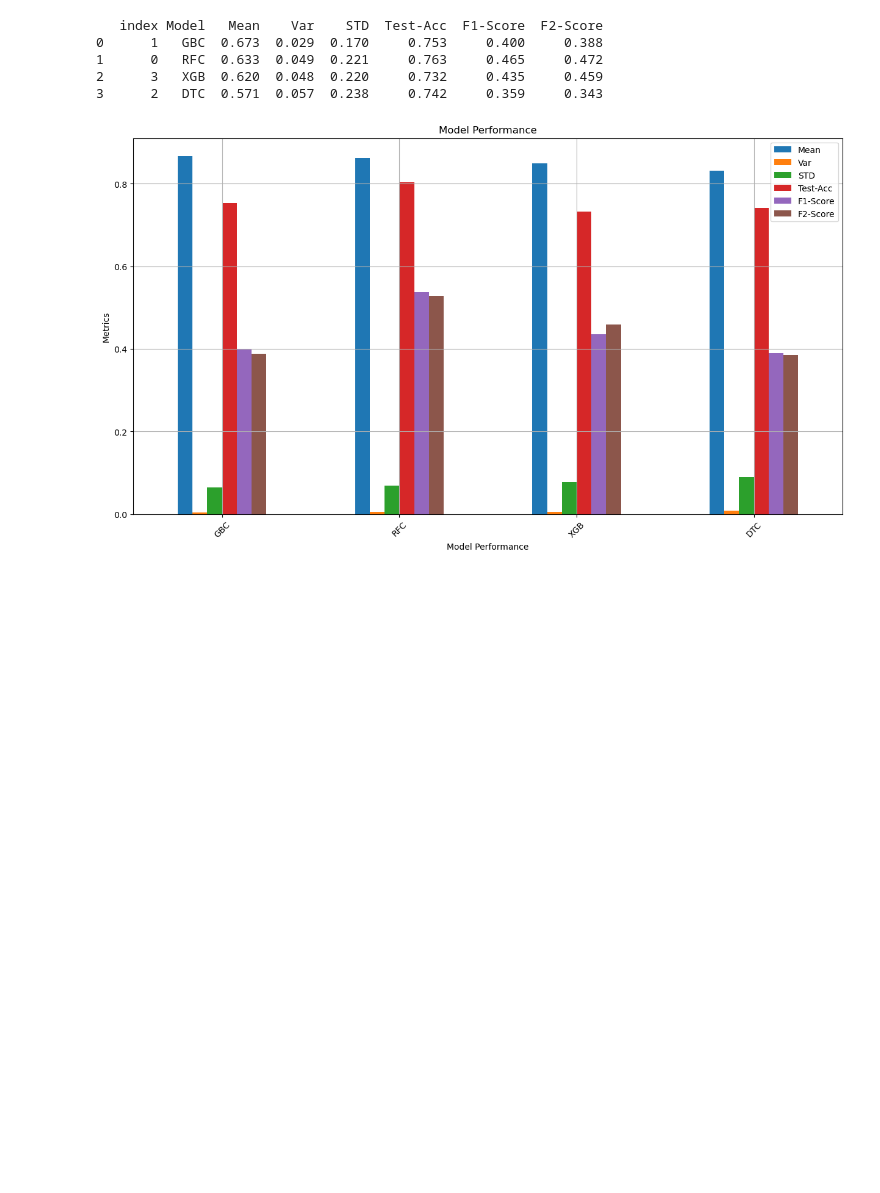
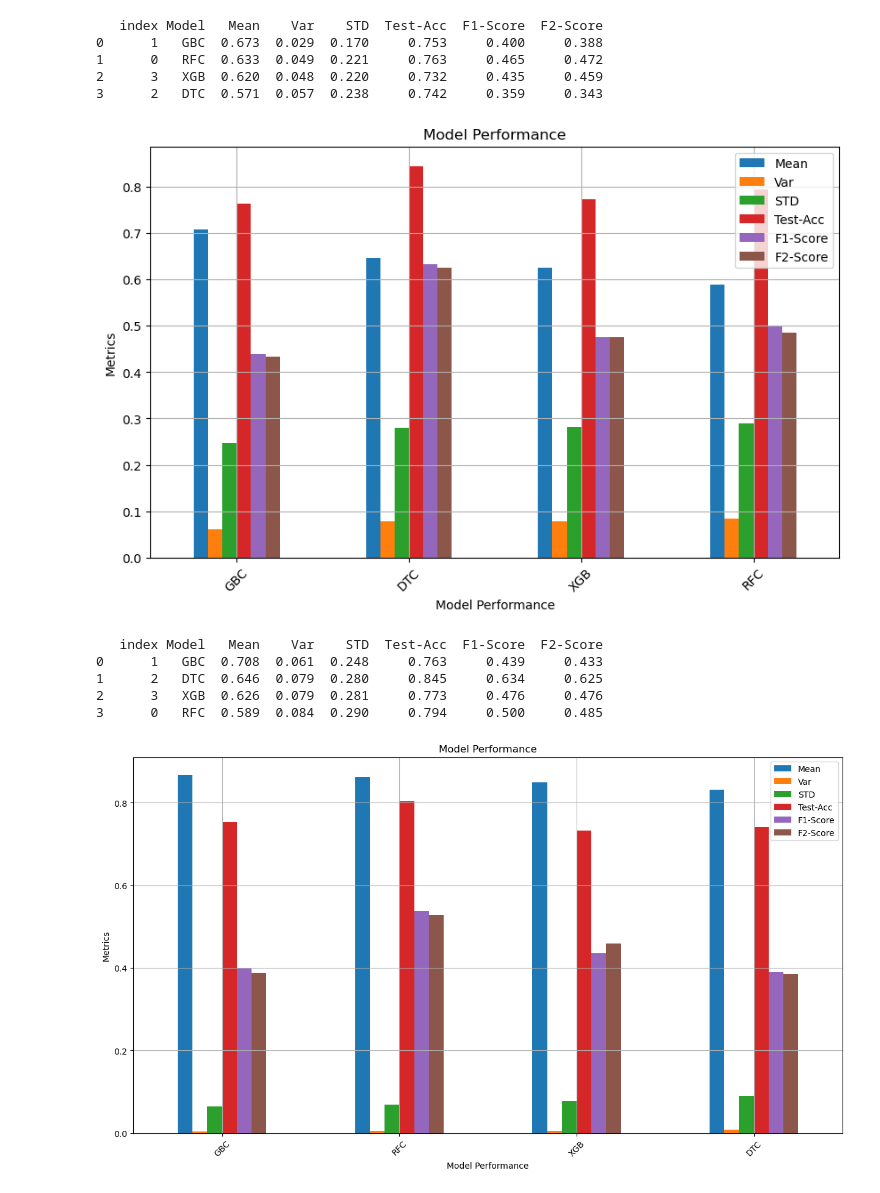
Before and after one commit to MaukanMir/Prostate-Cancer-Classification, a Jupyter notebook: training.ipynb, the cells around one changed output. Drawn from its saved outputs; the diff is of its cells as text; code cells hidden in the pictures; blank space fills up the shorter version.

```diff
--- a/training.ipynb
+++ b/training.ipynb
@@ -402,6 +414,17 @@ test_selected_models(model_names, models, X, y, f1_metric)
 1      0   RFC  0.633  0.049  0.221     0.763     0.465     0.472
 2      3   XGB  0.620  0.048  0.220     0.732     0.435     0.459
 3      2   DTC  0.571  0.057  0.238     0.742     0.359     0.343
+# %%
+model_names = ["RFC", "GBC", "DTC", "XGB"]
+models = grab_selected_models(model_names)
+test_selected_models(model_names, models, X, y, f2_metric)
+# %% [output]
+[figure, added]
+   index Model   Mean    Var    STD  Test-Acc  F1-Score  F2-Score
+0      1   GBC  0.708  0.061  0.248     0.763     0.439     0.433
+1      2   DTC  0.646  0.079  0.280     0.845     0.634     0.625
+2      3   XGB  0.626  0.079  0.281     0.773     0.476     0.476
+3      0   RFC  0.589  0.084  0.290     0.794     0.500     0.485
 # %%
 model_names = ["RFC", "GBC", "DTC", "XGB"]
 models = grab_selected_models(model_names)
```
Also changed, not shown: parts of 5 cells of this notebook.
